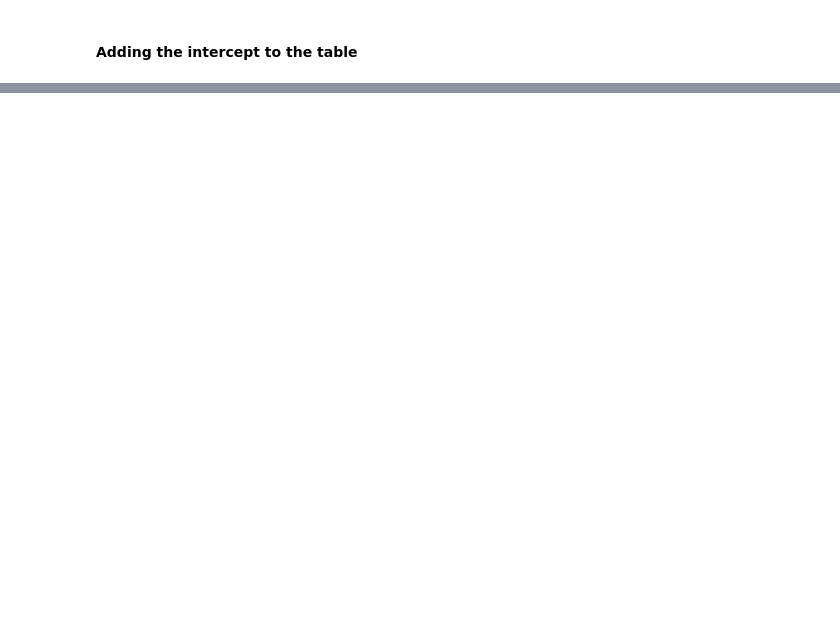
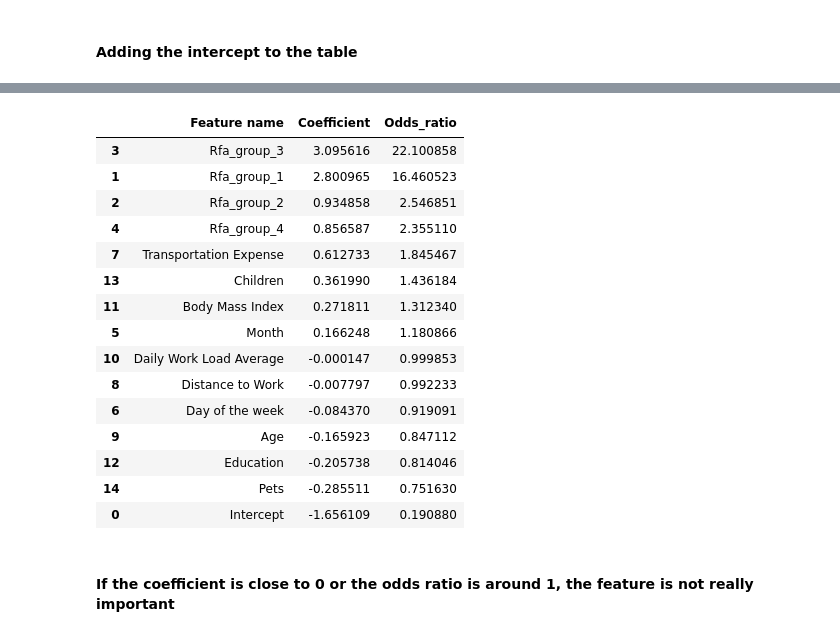
Before and after one commit to tomasz-urban/Jupyter, a Jupyter notebook: DS_bootcamp/logistic_regression/absenteeism_project_ML.ipynb, the cells around one changed output, grey strips where cells are left out. Cells and saved outputs as stored; diff of their text form; code cells hidden in the pictures; blank space fills up the shorter version.

```diff
--- a/DS_bootcamp/logistic_regression/absenteeism_project_ML.ipynb
+++ b/DS_bootcamp/logistic_regression/absenteeism_project_ML.ipynb
@@ -321,0 +390,21 @@ summary_table
+# %%
+summary_table.sort_values('Odds_ratio', ascending = False)
+# %% [output]
+|  | Feature name | Coefficient | Odds_ratio |
+| 3 | Rfa_group_3 | 3.095616 | 22.100858 |
+| 1 | Rfa_group_1 | 2.800965 | 16.460523 |
+| 2 | Rfa_group_2 | 0.934858 | 2.546851 |
+| 4 | Rfa_group_4 | 0.856587 | 2.355110 |
+| 7 | Transportation Expense | 0.612733 | 1.845467 |
+| 13 | Children | 0.361990 | 1.436184 |
+| 11 | Body Mass Index | 0.271811 | 1.312340 |
+| 5 | Month | 0.166248 | 1.180866 |
+| 10 | Daily Work Load Average | -0.000147 | 0.999853 |
+| 8 | Distance to Work | -0.007797 | 0.992233 |
+| 6 | Day of the week | -0.084370 | 0.919091 |
+| 9 | Age | -0.165923 | 0.847112 |
+| 12 | Education | -0.205738 | 0.814046 |
+| 14 | Pets | -0.285511 | 0.751630 |
+| 0 | Intercept | -1.656109 | 0.190880 |
+# %% [markdown]
+#### If the coefficient is close to 0 or the odds ratio is around 1, the feature is not really important
```
Also changed, not shown: parts of 21 cells of this notebook.
